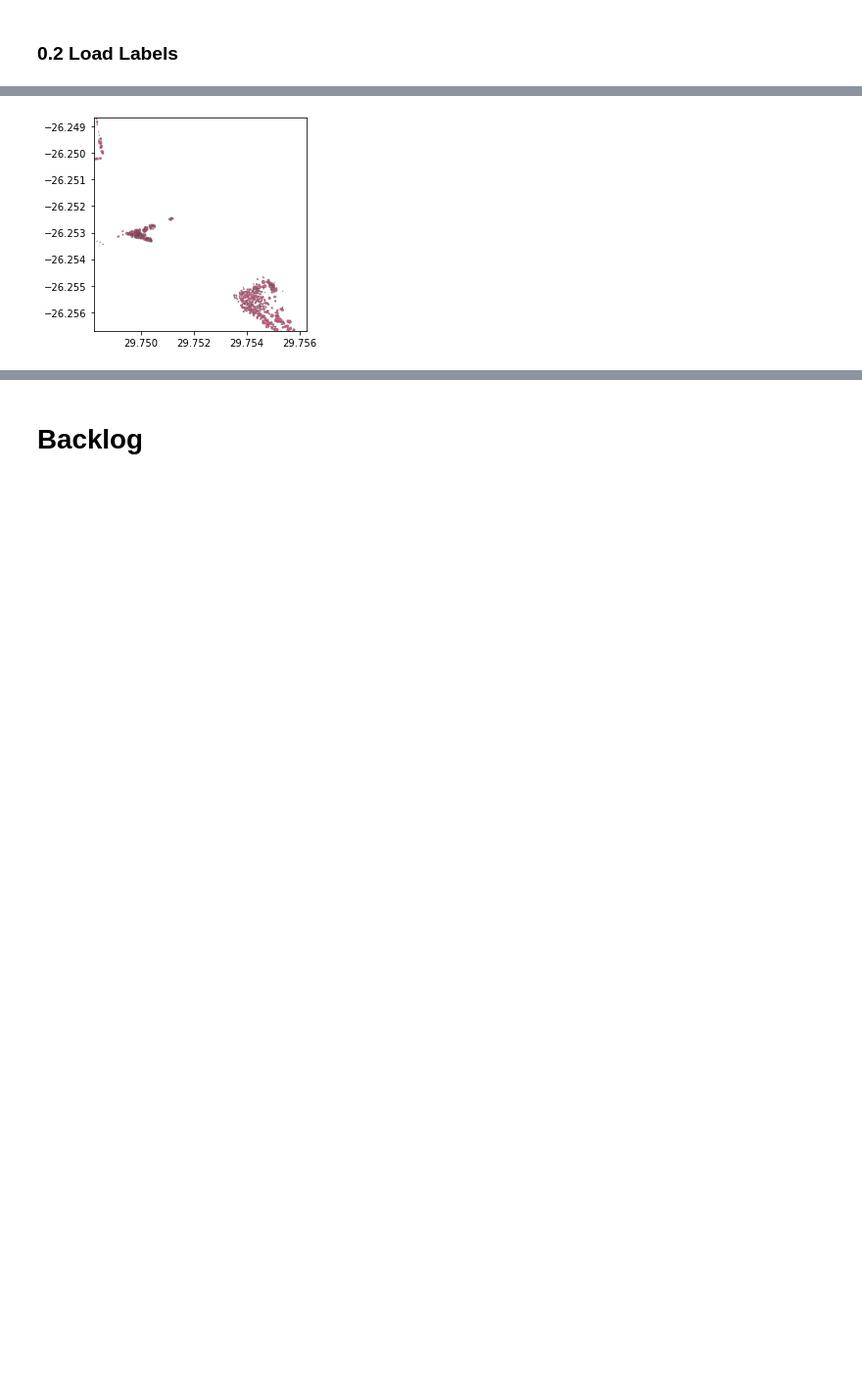
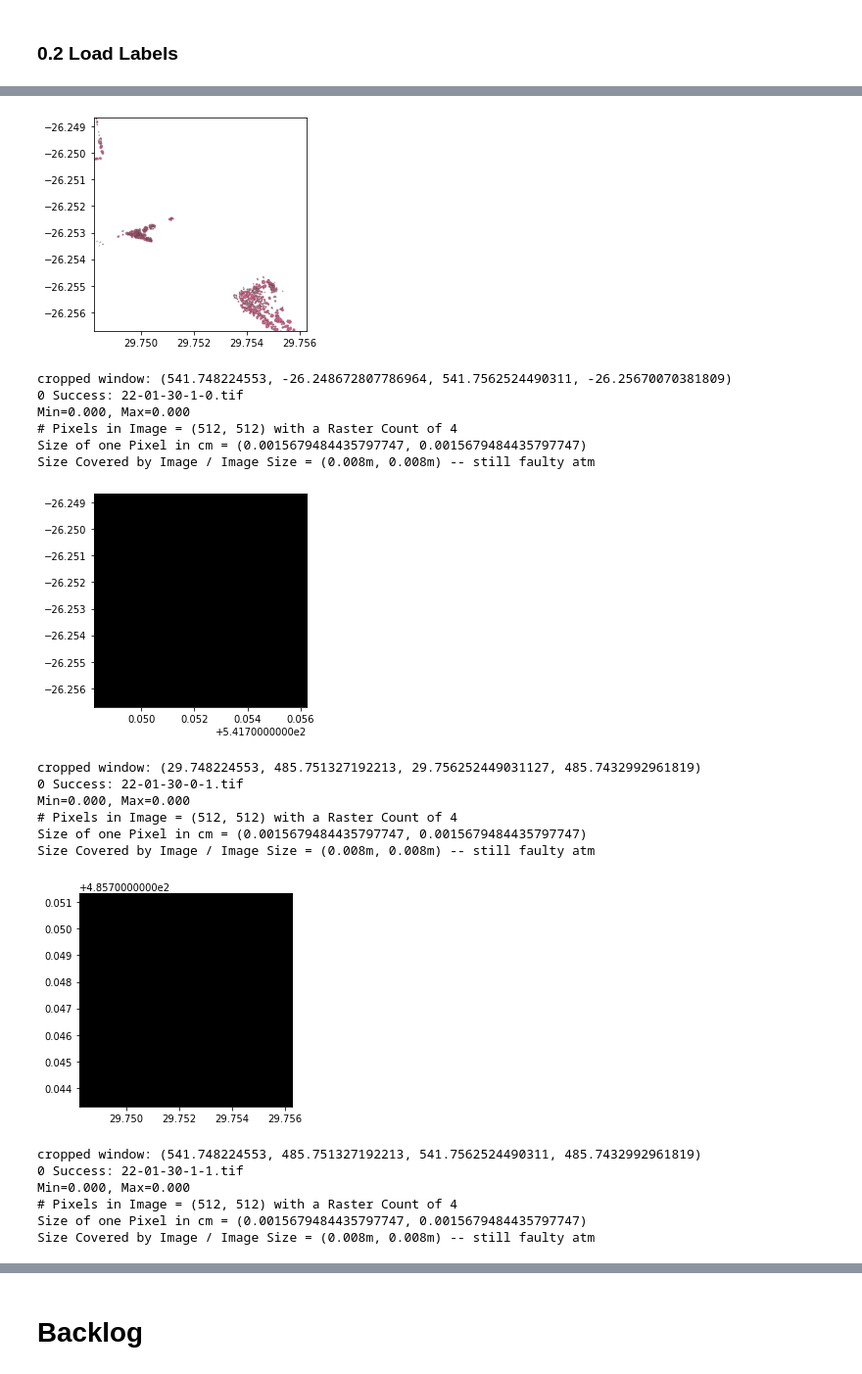
Before and after one commit to lgiesen/DL-Semantic-Segmentation-of-Tree-Stock-in-South-Africa-Using-Satellite-Images, a Jupyter notebook: main.ipynb, the cells around one changed output, grey strips where cells are left out. Shown at 98% size. Cells and saved outputs as stored; diff of their text form; code cells hidden in the pictures; blank space fills up the shorter version.

```diff
--- a/main.ipynb
+++ b/main.ipynb
@@ -209,7 +224,7 @@ def load_tif(label_files: list = None, subdivide_img: bool = False):
 # %%
 label_files = ["22-01-30.tif"] #, "now.tif"
 # %%
-load_tif(label_files, True)
+#load_tif(label_files, True)
 # %% [output]
 0 Success: 22-01-30.tif
 Min=80.000, Max=255.000
@@ -226 +241,21 @@ Size Covered by Image / Image Size = (0.008027896031128447m, 0.00802789603112844
 [figure]
+cropped window: (541.748224553, -26.248672807786964, 541.7562524490311, -26.25670070381809)
+0 Success: 22-01-30-1-0.tif
+Min=0.000, Max=0.000
+# Pixels in Image = (512, 512) with a Raster Count of 4
+Size of one Pixel in cm = (0.0015679484435797747, 0.0015679484435797747)
+Size Covered by Image / Image Size = (0.008m, 0.008m) -- still faulty atm
+[figure, added]
+cropped window: (29.748224553, 485.751327192213, 29.756252449031127, 485.7432992961819)
+0 Success: 22-01-30-0-1.tif
+Min=0.000, Max=0.000
+# Pixels in Image = (512, 512) with a Raster Count of 4
+Size of one Pixel in cm = (0.0015679484435797747, 0.0015679484435797747)
+Size Covered by Image / Image Size = (0.008m, 0.008m) -- still faulty atm
+[figure, added]
+cropped window: (541.748224553, 485.751327192213, 541.7562524490311, 485.7432992961819)
+0 Success: 22-01-30-1-1.tif
+Min=0.000, Max=0.000
+# Pixels in Image = (512, 512) with a Raster Count of 4
+Size of one Pixel in cm = (0.0015679484435797747, 0.0015679484435797747)
+Size Covered by Image / Image Size = (0.008m, 0.008m) -- still faulty atm
```
Also changed, not shown: parts of 10 cells of this notebook.
